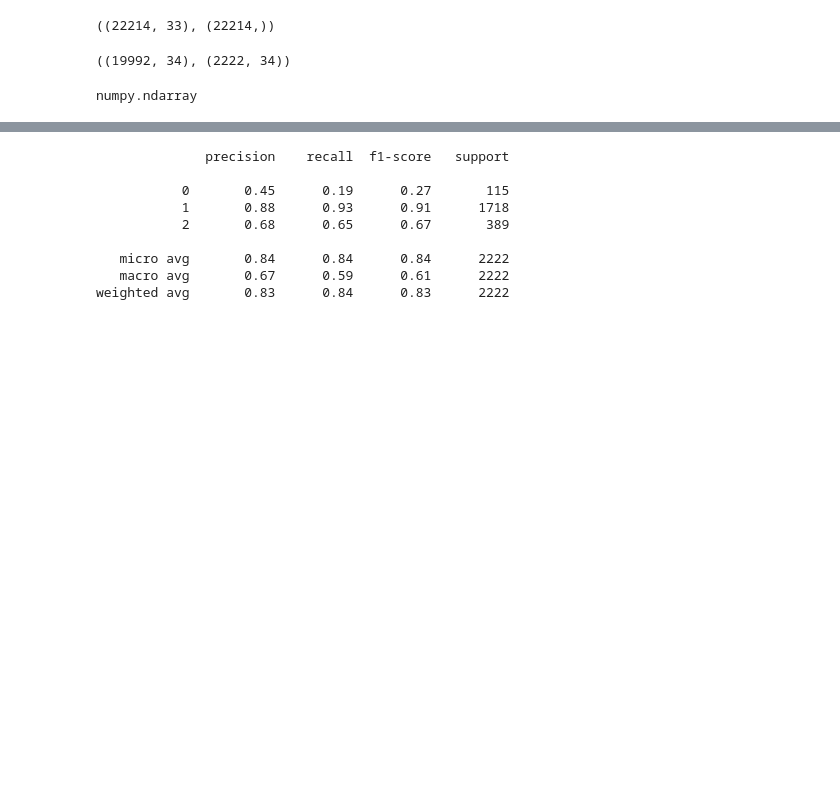
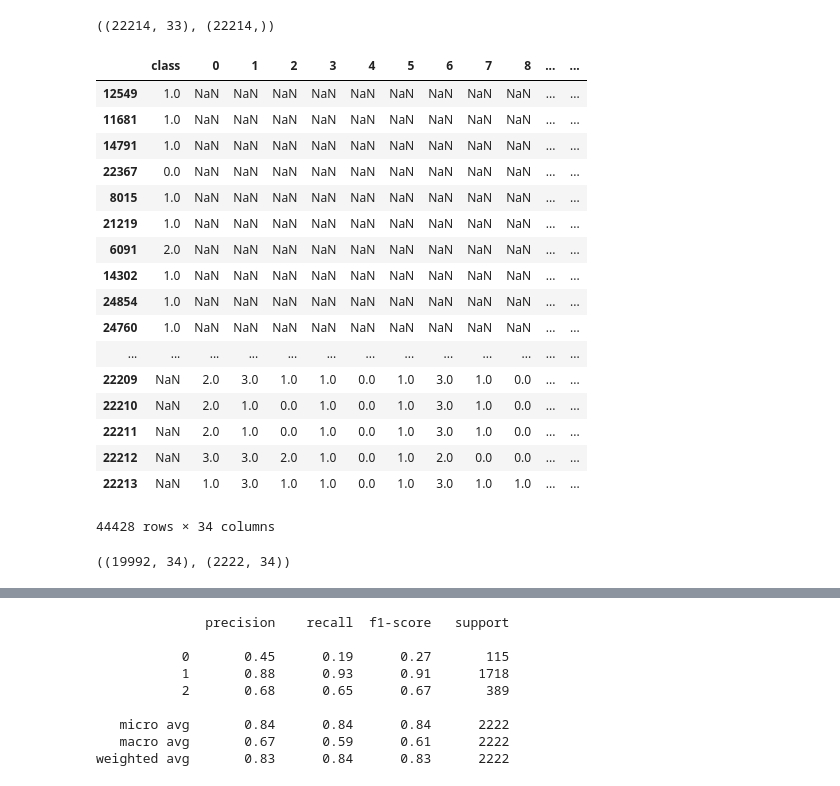
Before and after one commit to pratyushaj/abusive-language-online, a Jupyter notebook: utility/feature_extractor_with_baseline_models.ipynb, the cells around one changed output, grey strips where cells are left out. Drawn from its saved outputs; the diff is of its cells as text; code cells hidden in the pictures; blank space fills up the shorter version.

```diff
--- a/utility/feature_extractor_with_baseline_models.ipynb
+++ b/utility/feature_extractor_with_baseline_models.ipynb
@@ -663,7 +663,7 @@ def process_tweets(tweets, judgements):
     tweets['About Disability (Hatebase)'] = about_disability
     tweets['About Class (Hatebase)'] = about_social_class
     tweets['About Nationality (Hatebase)'] = about_nationality
-    X = tweets[[col for col in tweets.columns if col!="tweet"]].values
+    X = tweets[[col for col in tweets.columns if col!="tweet"]]
     return X
 # %% [markdown]
 Combine train and dev sets for k-fold cross validation
@@ -790,2 +807,31 @@ X.shape, y.shape
 # %% [output]
 ((22214, 33), (22214,))
+# %%
+#allData = true_labels
+X_df = pd.DataFrame(X)
+labels = data[['class']]
+tweet_indices = list(labels.index)
+
+#X_df.reindex(tweet_indices)
+#pd.append([labels, X_df], axis=1)
+labels.append(X_df)
+# labels
+# %% [output]
+|  | class | 0 | 1 | 2 | 3 | 4 | 5 | 6 | 7 | 8 | ... | ... |
+| 12549 | 1.0 | NaN | NaN | NaN | NaN | NaN | NaN | NaN | NaN | NaN | ... | ... |
+| 11681 | 1.0 | NaN | NaN | NaN | NaN | NaN | NaN | NaN | NaN | NaN | ... | ... |
+| 14791 | 1.0 | NaN | NaN | NaN | NaN | NaN | NaN | NaN | NaN | NaN | ... | ... |
+| 22367 | 0.0 | NaN | NaN | NaN | NaN | NaN | NaN | NaN | NaN | NaN | ... | ... |
+| 8015 | 1.0 | NaN | NaN | NaN | NaN | NaN | NaN | NaN | NaN | NaN | ... | ... |
+| 21219 | 1.0 | NaN | NaN | NaN | NaN | NaN | NaN | NaN | NaN | NaN | ... | ... |
+| 6091 | 2.0 | NaN | NaN | NaN | NaN | NaN | NaN | NaN | NaN | NaN | ... | ... |
+| 14302 | 1.0 | NaN | NaN | NaN | NaN | NaN | NaN | NaN | NaN | NaN | ... | ... |
+| 24854 | 1.0 | NaN | NaN | NaN | NaN | NaN | NaN | NaN | NaN | NaN | ... | ... |
+| 24760 | 1.0 | NaN | NaN | NaN | NaN | NaN | NaN | NaN | NaN | NaN | ... | ... |
+| ... | ... | ... | ... | ... | ... | ... | ... | ... | ... | ... | ... | ... |
+| 22209 | NaN | 2.0 | 3.0 | 1.0 | 1.0 | 0.0 | 1.0 | 3.0 | 1.0 | 0.0 | ... | ... |
+| 22210 | NaN | 2.0 | 1.0 | 0.0 | 1.0 | 0.0 | 1.0 | 3.0 | 1.0 | 0.0 | ... | ... |
+| 22211 | NaN | 2.0 | 1.0 | 0.0 | 1.0 | 0.0 | 1.0 | 3.0 | 1.0 | 0.0 | ... | ... |
+| 22212 | NaN | 3.0 | 3.0 | 2.0 | 1.0 | 0.0 | 1.0 | 2.0 | 0.0 | 0.0 | ... | ... |
+| 22213 | NaN | 1.0 | 3.0 | 1.0 | 1.0 | 0.0 | 1.0 | 3.0 | 1.0 | 1.0 | ... | ... |
+44428 rows × 34 columns
@@ -803,10 +851,6 @@ train,test = train_test_split(allData, test_size = 0.1)
 train.shape,test.shape
 # %% [output]
 ((19992, 34), (2222, 34))
-# %%
-test_df = df
-# %% [output]
-numpy.ndarray
 # %%
 #here's where the structure and params are learned - as it is, structure is learned with greedy algo.
 #To switch structure learning to Chow-Liu, run network = BayesianNetwork.from_samples(train, algorithm='chow-liu')
```
Also changed, not shown: parts of 11 cells of this notebook, 4 other files.
